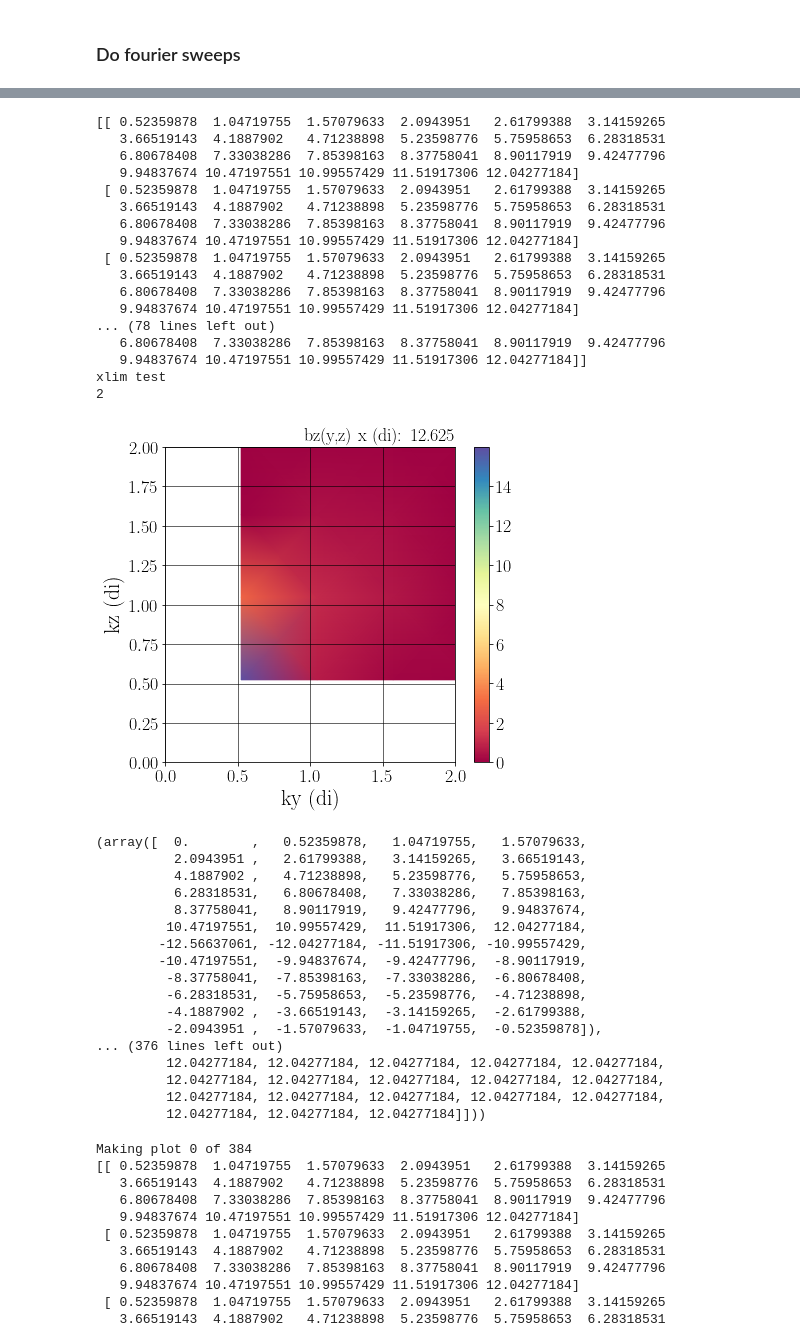
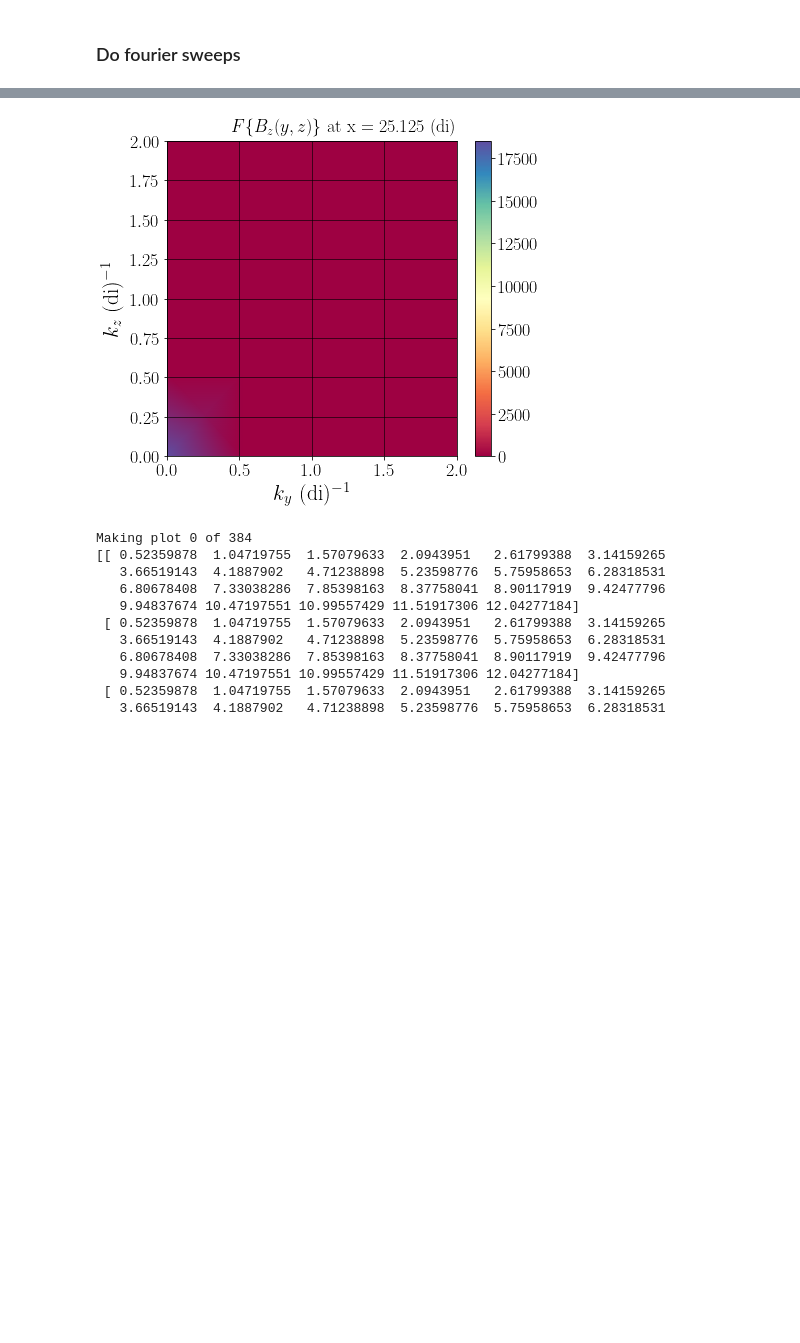
Before and after one commit to collinrbr/FPCAnalysis, a Jupyter notebook: dHybridR.ipynb, the cells around one changed output, grey strips where cells are left out. Drawn from its saved outputs; the diff is of its cells as text; code cells hidden in the pictures; blank space fills up the shorter version.

Commit message:
improved plots for presentation

```diff
--- a/dHybridR.ipynb
+++ b/dHybridR.ipynb
@@ -457,41 +458,7 @@ plt2d.make_field_pmesh(dfieldfluc,'bz','xy',flnm = '',takeaxisaverage=False, xxi
 # %%
-pltfr.plot_fft_norm(dfields,'bz','yz',flnm = '',takeaxisaverage=False, xxindex=50, yyindex=float('nan'), zzindex=float('nan'), plotlog = False,xaxislim=2,yaxislim=2)
+pltfr.plot_fft_norm(dfields,'bz','yz',flnm = '',takeaxisaverage=False, xxindex=100, yyindex=float('nan'), zzindex=float('nan'), plotlog = False,xaxislim=2,yaxislim=2)
 # %% [output]
-[[ 0.52359878  1.04719755  1.57079633  2.0943951   2.61799388  3.14159265
-   3.66519143  4.1887902   4.71238898  5.23598776  5.75958653  6.28318531
-   6.80678408  7.33038286  7.85398163  8.37758041  8.90117919  9.42477796
-   9.94837674 10.47197551 10.99557429 11.51917306 12.04277184]
- [ 0.52359878  1.04719755  1.57079633  2.0943951   2.61799388  3.14159265
-   3.66519143  4.1887902   4.71238898  5.23598776  5.75958653  6.28318531
-   6.80678408  7.33038286  7.85398163  8.37758041  8.90117919  9.42477796
-   9.94837674 10.47197551 10.99557429 11.51917306 12.04277184]
- [ 0.52359878  1.04719755  1.57079633  2.0943951   2.61799388  3.14159265
-   3.66519143  4.1887902   4.71238898  5.23598776  5.75958653  6.28318531
-   6.80678408  7.33038286  7.85398163  8.37758041  8.90117919  9.42477796
-   9.94837674 10.47197551 10.99557429 11.51917306 12.04277184]
-... (78 lines left out)
-   6.80678408  7.33038286  7.85398163  8.37758041  8.90117919  9.42477796
-   9.94837674 10.47197551 10.99557429 11.51917306 12.04277184]]
-xlim test
-2
-[figure, old version]
+[figure, new version]
-(array([  0.        ,   0.52359878,   1.04719755,   1.57079633,
-          2.0943951 ,   2.61799388,   3.14159265,   3.66519143,
-          4.1887902 ,   4.71238898,   5.23598776,   5.75958653,
-          6.28318531,   6.80678408,   7.33038286,   7.85398163,
-          8.37758041,   8.90117919,   9.42477796,   9.94837674,
-         10.47197551,  10.99557429,  11.51917306,  12.04277184,
-        -12.56637061, -12.04277184, -11.51917306, -10.99557429,
-        -10.47197551,  -9.94837674,  -9.42477796,  -8.90117919,
-         -8.37758041,  -7.85398163,  -7.33038286,  -6.80678408,
-         -6.28318531,  -5.75958653,  -5.23598776,  -4.71238898,
-         -4.1887902 ,  -3.66519143,  -3.14159265,  -2.61799388,
-         -2.0943951 ,  -1.57079633,  -1.04719755,  -0.52359878]),
-... (376 lines left out)
-         12.04277184, 12.04277184, 12.04277184, 12.04277184, 12.04277184,
-         12.04277184, 12.04277184, 12.04277184, 12.04277184, 12.04277184,
-         12.04277184, 12.04277184, 12.04277184, 12.04277184, 12.04277184,
-         12.04277184, 12.04277184, 12.04277184]]))
 # %%
 xaxislim=5
 yaxislim=5
```
Also changed, not shown: parts of 5 cells of this notebook, 4 other files.
